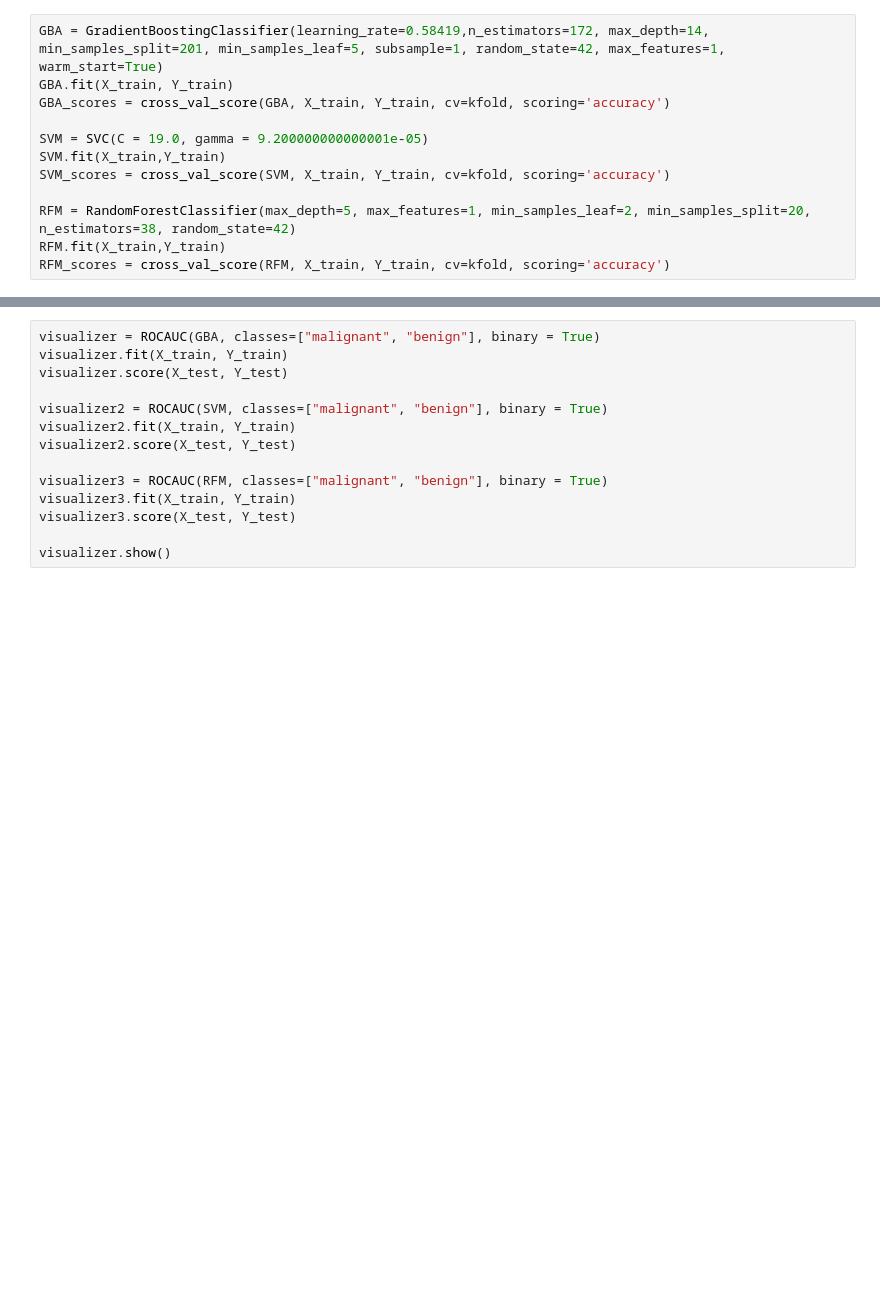
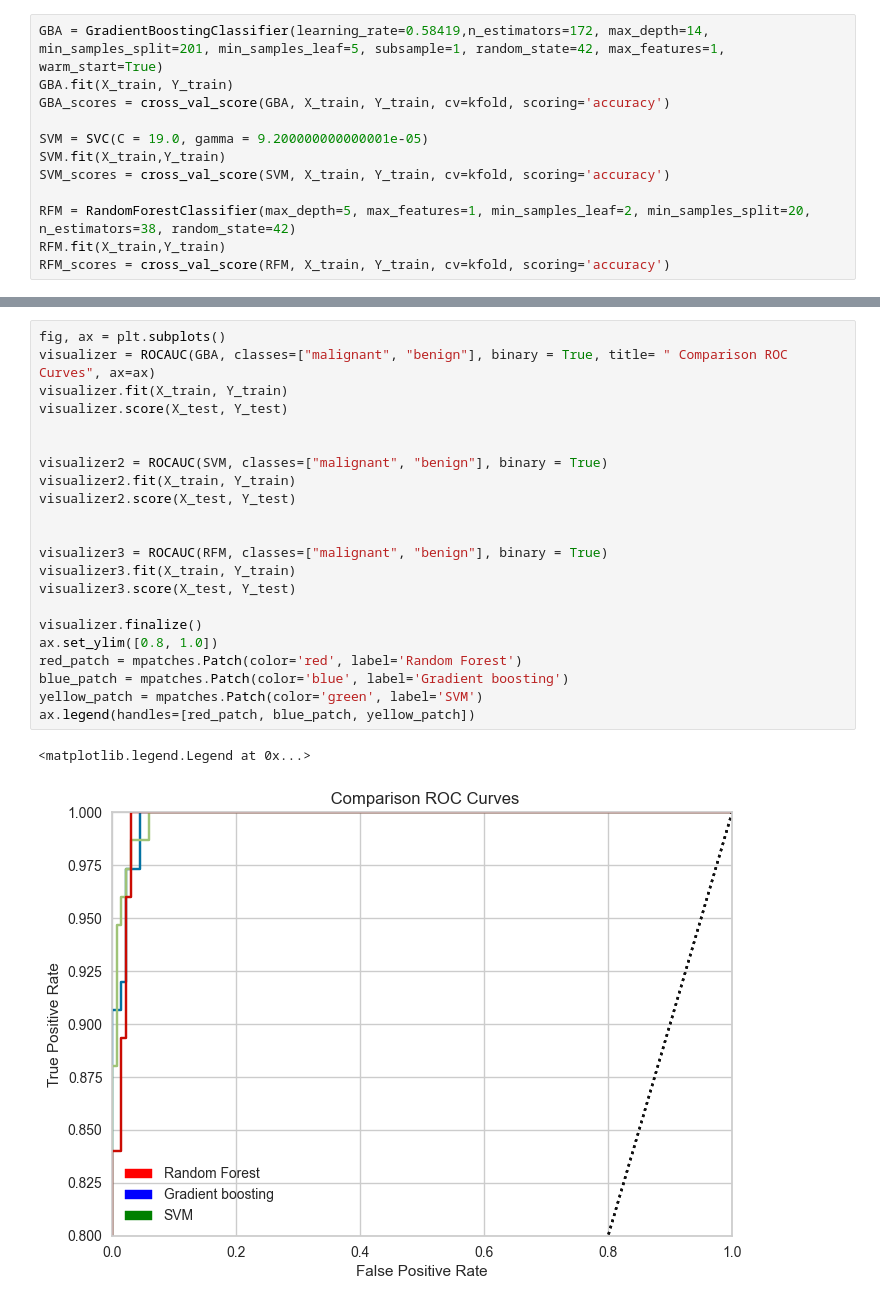
Before and after one commit to DJLeemstar/AICoursework, a Jupyter notebook: AllWomenAreQueens.ipynb, the cells around one changed output, grey strips where cells are left out. Cells and saved outputs as stored; diff of their text form; blank space fills up the shorter version.

```diff
--- a/AllWomenAreQueens.ipynb
+++ b/AllWomenAreQueens.ipynb
@@ -93,17 +110,28 @@ plt.show()
 # %%
-visualizer = ROCAUC(GBA, classes=["malignant", "benign"], binary = True)
+fig, ax = plt.subplots()
+visualizer = ROCAUC(GBA, classes=["malignant", "benign"], binary = True, title= " Comparison ROC Curves", ax=ax)
 visualizer.fit(X_train, Y_train)
 visualizer.score(X_test, Y_test)
+
 
 visualizer2 = ROCAUC(SVM, classes=["malignant", "benign"], binary = True)
 visualizer2.fit(X_train, Y_train)
 visualizer2.score(X_test, Y_test)
 
+
 visualizer3 = ROCAUC(RFM, classes=["malignant", "benign"], binary = True)
 visualizer3.fit(X_train, Y_train)
 visualizer3.score(X_test, Y_test)
 
-visualizer.show()
+visualizer.finalize()
+ax.set_ylim([0.8, 1.0])
+red_patch = mpatches.Patch(color='red', label='Random Forest')
+blue_patch = mpatches.Patch(color='blue', label='Gradient boosting')
+yellow_patch = mpatches.Patch(color='green', label='SVM')
+ax.legend(handles=[red_patch, blue_patch, yellow_patch])
+# %% [output]
+<matplotlib.legend.Legend at 0x...>
+[figure, added]
 # %%
 
 ConfMat_GBA = ConfusionMatrix(GBA, classes=[0,1])
```
Also changed, not shown: parts of 5 cells of this notebook, 1 other file.
